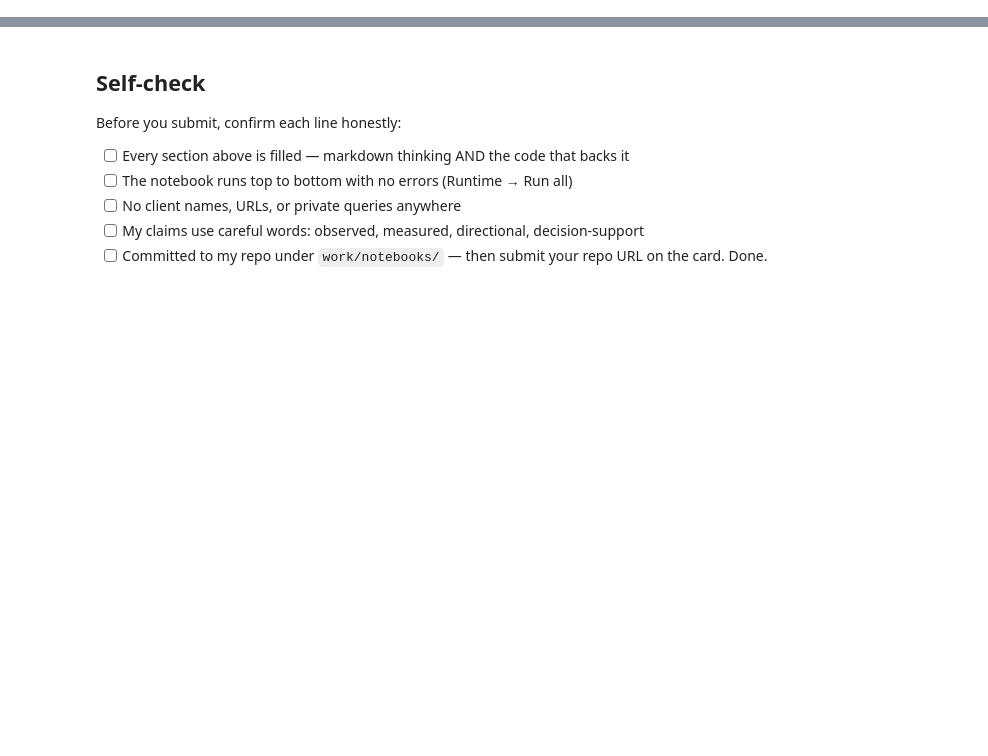
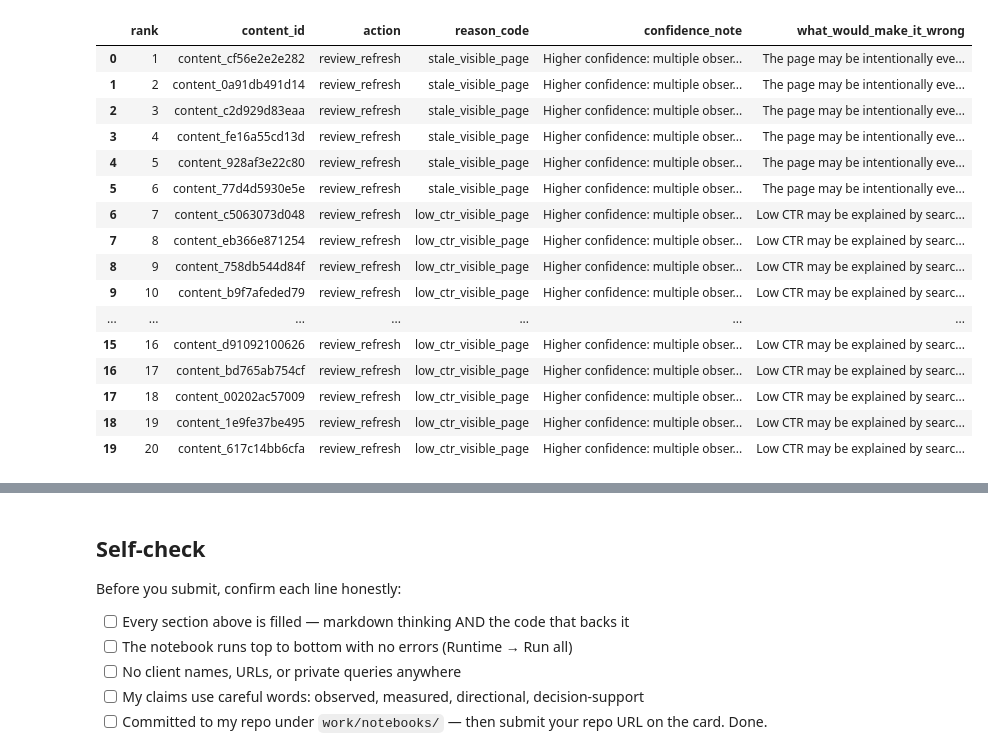
Before and after one commit to Fatima8211/ML_Internship, a Jupyter notebook: work/notebooks/w04_baseline_score.ipynb, the cells around one changed output, grey strips where cells are left out. Drawn from its saved outputs; the diff is of its cells as text; code cells hidden in the pictures; blank space fills up the shorter version.

```diff
--- a/work/notebooks/w04_baseline_score.ipynb
+++ b/work/notebooks/w04_baseline_score.ipynb
@@ -36,0 +199,61 @@ This skeleton is yours to fill. Work the sections **in order** — each one has
+# %%
+# This cell is for CODE (numbers, a query, a check).
+# Section 3 — Top-20 Review
+
+top20 = ranked_df.head(20).copy()
+
+def confidence_note(row):
+    if row["score"] >= 4:
+        return "Higher confidence: multiple observable risk/opportunity signals agree."
+    elif row["score"] >= 2:
+        return "Moderate confidence: at least one meaningful signal supports review."
+    else:
+        return "Lower confidence: limited signal evidence; manual review is important."
+
+def what_would_make_it_wrong(row):
+    if row["reason_code"] == "stale_visible_page":
+        return "The page may be intentionally evergreen, recently improved, or not in need of a refresh."
+    elif row["reason_code"] == "low_ctr_visible_page":
+        return "Low CTR may be explained by search intent, SERP features, or a query mix that is not actionable."
+    elif row["reason_code"] == "position_opportunity":
+        return "The page may have suitable rankings but insufficient demand or a non-actionable query mix."
+    else:
+        return "The baseline may miss an important signal or the observed weakness may be temporary."
+
+top20["confidence_note"] = top20.apply(confidence_note, axis=1)
+top20["what_would_make_it_wrong"] = top20.apply(
+    what_would_make_it_wrong,
+    axis=1
+)
+
+review_table = top20[
+    [
+        "rank",
+        "content_id",
+        "action",
+        "reason_code",
+        "confidence_note",
+        "what_would_make_it_wrong"
+    ]
+]
+
+display(review_table)
+# Write your text answer in the cell ABOVE this one — typing sentences here breaks Run All.
+# %% [output]
+|  | rank | content_id | action | reason_code | confidence_note | what_would_make_it_wrong |
+| 0 | 1 | content_cf56e2e2e282 | review_refresh | stale_visible_page | Higher confidence: multiple obser... | The page may be intentionally eve... |
+| 1 | 2 | content_0a91db491d14 | review_refresh | stale_visible_page | Higher confidence: multiple obser... | The page may be intentionally eve... |
+| 2 | 3 | content_c2d929d83eaa | review_refresh | stale_visible_page | Higher confidence: multiple obser... | The page may be intentionally eve... |
+| 3 | 4 | content_fe16a55cd13d | review_refresh | stale_visible_page | Higher confidence: multiple obser... | The page may be intentionally eve... |
+| 4 | 5 | content_928af3e22c80 | review_refresh | stale_visible_page | Higher confidence: multiple obser... | The page may be intentionally eve... |
+| 5 | 6 | content_77d4d5930e5e | review_refresh | stale_visible_page | Higher confidence: multiple obser... | The page may be intentionally eve... |
+| 6 | 7 | content_c5063073d048 | review_refresh | low_ctr_visible_page | Higher confidence: multiple obser... | Low CTR may be explained by searc... |
+| 7 | 8 | content_eb366e871254 | review_refresh | low_ctr_visible_page | Higher confidence: multiple obser... | Low CTR may be explained by searc... |
+| 8 | 9 | content_758db544d84f | review_refresh | low_ctr_visible_page | Higher confidence: multiple obser... | Low CTR may be explained by searc... |
+| 9 | 10 | content_b9f7afeded79 | review_refresh | low_ctr_visible_page | Higher confidence: multiple obser... | Low CTR may be explained by searc... |
+| ... | ... | ... | ... | ... | ... | ... |
+| 15 | 16 | content_d91092100626 | review_refresh | low_ctr_visible_page | Higher confidence: multiple obser... | Low CTR may be explained by searc... |
+| 16 | 17 | content_bd765ab754cf | review_refresh | low_ctr_visible_page | Higher confidence: multiple obser... | Low CTR may be explained by searc... |
+| 17 | 18 | content_00202ac57009 | review_refresh | low_ctr_visible_page | Higher confidence: multiple obser... | Low CTR may be explained by searc... |
+| 18 | 19 | content_1e9fe37be495 | review_refresh | low_ctr_visible_page | Higher confidence: multiple obser... | Low CTR may be explained by searc... |
+| 19 | 20 | content_617c14bb6cfa | review_refresh | low_ctr_visible_page | Higher confidence: multiple obser... | Low CTR may be explained by searc... |
```
Also changed, not shown: parts of 15 cells of this notebook.
